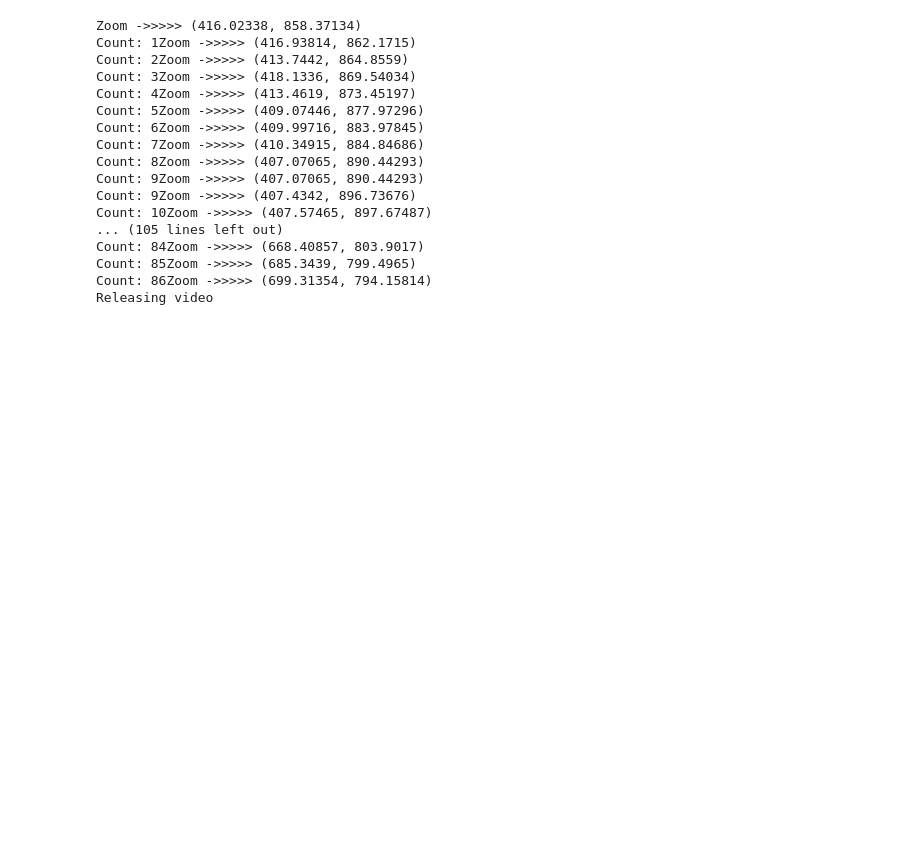
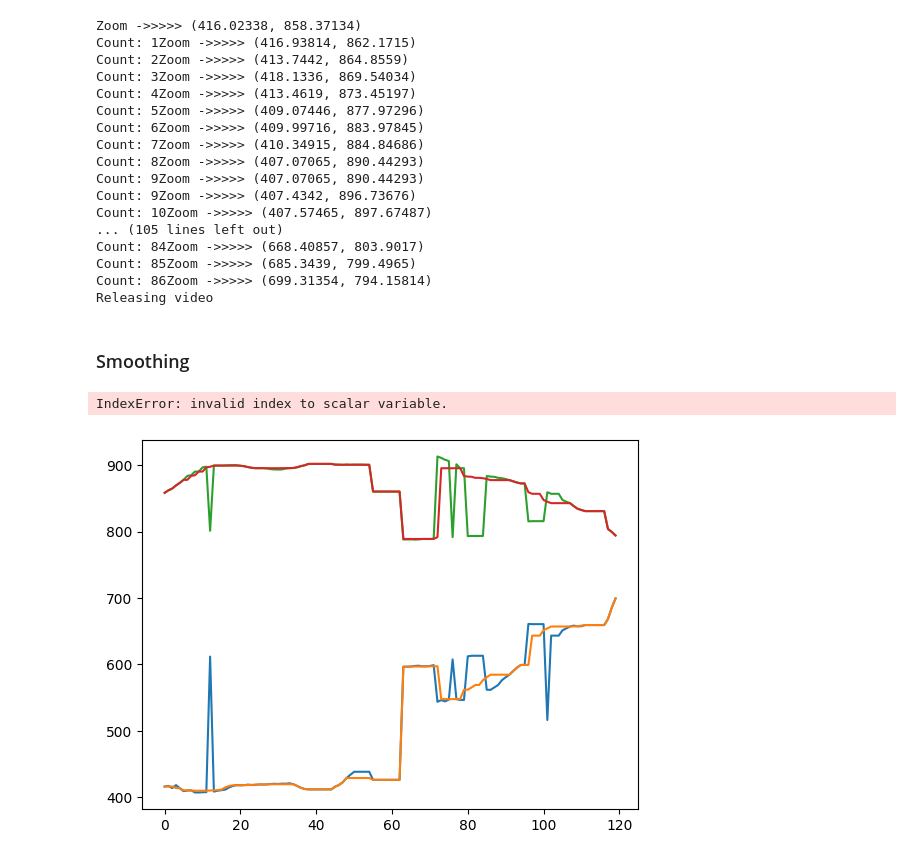
Before and after one commit to niros1/tracker, a Jupyter notebook: playground.ipynb, the cells around one changed output. Saved outputs shown, nothing was run; the diff lists cells and outputs as text; code cells hidden in the pictures; blank space fills up the shorter version.

Commit message:
better smoothing

```diff
--- a/playground.ipynb
+++ b/playground.ipynb
@@ -480,3 +480,80 @@ Count: 84Zoom ->>>>> (668.40857, 803.9017)
 Count: 85Zoom ->>>>> (685.3439, 799.4965)
 Count: 86Zoom ->>>>> (699.31354, 794.15814)
 Releasing video
+# %% [markdown]
+### Smoothing
+# %%
+import numpy as np
+import pickle
+import pydantic
+import sys
+import os
+# os.environ["PYTHONPATH"] = f"/home/ubuntu/tracker/tracker:/home/ubuntu/tracker/tracker/src:{os.getenv('PYTHONPATH', '')}"
+sys.path.append("/home/ubuntu/tracker/tracker")
+sys.path.append("/home/ubuntu/tracker/tracker/src")
+
+from model import Stack, TrackinfVideoData, VideoProperties, TrackingFrameData
+
+
+def smooth_data(data, window_size=3, use_median=False):
+    # Pad the data at the start and end so we can calculate the moving average/median at the edges
+    padding = window_size // 2
+    data = np.pad(data, (padding, padding), 'edge')
+
+    smoothed_data = []
+    for i in range(padding, len(data) - padding):
+        window = data[i - padding : i + padding + 1]
+        if use_median:
+            smoothed_value = np.median(window)
+        else:
+            smoothed_value = np.mean(window)
+        smoothed_data.append(smoothed_value)
+
+    return np.array(smoothed_data)
+
+tracking_data = pickle.load(open("output/tracking_data.pkl", "rb"))
+X = [c.cordinates[0] for c in tracking_data.all]
+
+
+Y = [c.cordinates[1] for c in tracking_data.all]
+# Your data
+# data = np.array([410, 412, 409, 605, 410, 409,510, 512, 509, 400, 410, 509])
+
+# Smooth the data
+x_smoothed_data = smooth_data(X, window_size=100, use_median=True)
+y_smoothed_data = smooth_data(Y, window_size=100, use_median=True)
+
+# print(smoothed_data)
+# %% [output]
+IndexError: invalid index to scalar variable.
+# %%
+import matplotlib.pyplot as plt
+import numpy as np
+
+# Create an array of floats
+x_vector = np.array(X)
+x_smooth_vector = np.array(x_smoothed_data)
+
+# Create an array for the x-axis
+x = np.arange(len(x_vector))
+sx = np.arange(len(x_smooth_vector))
+
+
+y_vector = np.array(Y)
+y_smooth_vector = np.array(y_smoothed_data)
+y = np.arange(len(y_vector))
+sy = np.arange(len(y_smooth_vector))
+
+
+# Plot the vector
+plt.plot(x, x_vector)
+plt.plot(sx, x_smooth_vector)
+
+plt.plot(y, y_vector)
+plt.plot(sy, y_smooth_vector)
+# smoothed_data
+
+# Display the plot
+plt.show()
+# %% [output]
+[figure, added]
```
Also changed, not shown: 5 other files.
